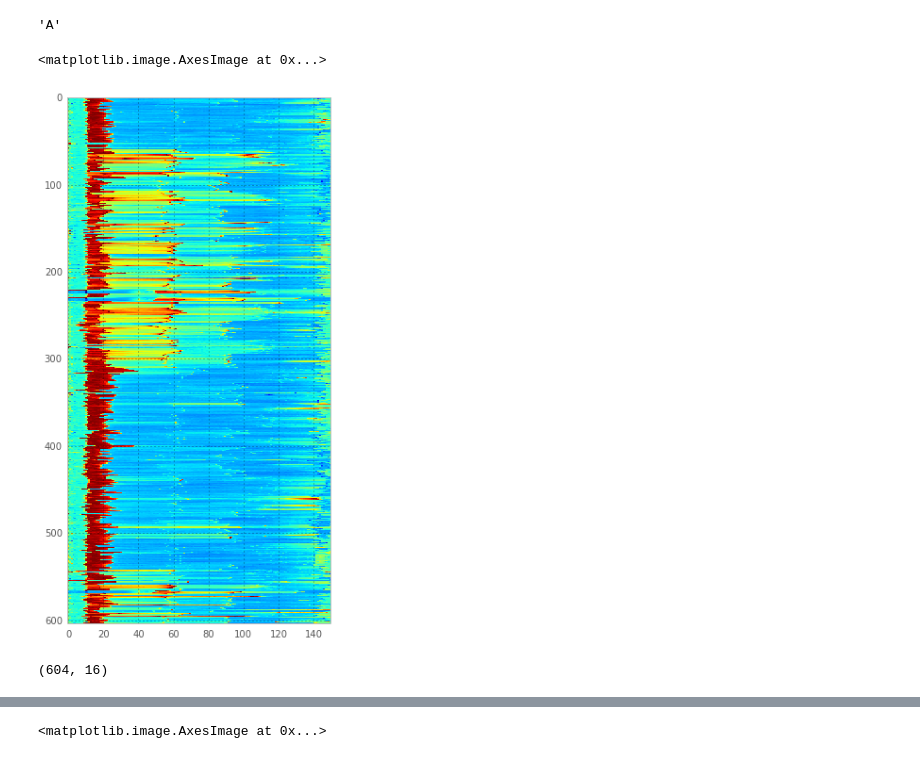
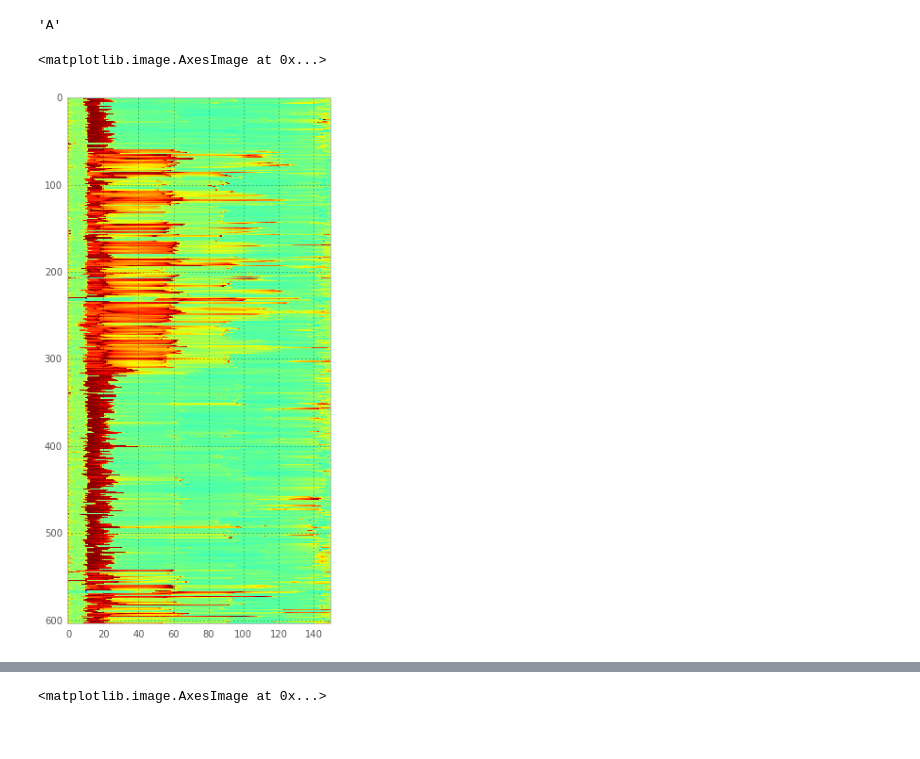
Before and after one commit to alexbw/ida, a Jupyter notebook: Reading Blurd Excel Files.ipynb, the cells around one changed output, grey strips where cells are left out. Cells and saved outputs as stored; diff of their text form; code cells hidden in the pictures.

```diff
--- a/Reading Blurd Excel Files.ipynb
+++ b/Reading Blurd Excel Files.ipynb
@@ -157,19 +157,15 @@ sdf['data'] = d # because of reasons
 sdf['image'] = i # accessible as e.g. sdf.image.values[100]
 sdf.to_pickle("/Users/Alex/Code/blurd/data.pandas")
 # %%
-isdf = sdf[(sdf.good == True) & (sdf.run_time == 10)]
+isdf = sdf[(sdf.good == True) & (sdf.run_time == 6)]
 data = np.vstack(isdf.data)
 idx = np.argsort(isdf.blood_type)
 figure(figsize=(5,10))
 imshow(data[idx])
 # %% [output]
 <matplotlib.image.AxesImage at 0x...>
-[figure, old version]
+[figure, new version]
 # %%
 from sklearn.decomposition import PCA
 pca = PCA(0.90).fit(data)
 p = pca.transform(data)
-# %%
-p.shape
-# %% [output]
-(604, 16)
```
Also changed, not shown: parts of 1 cell of this notebook.
